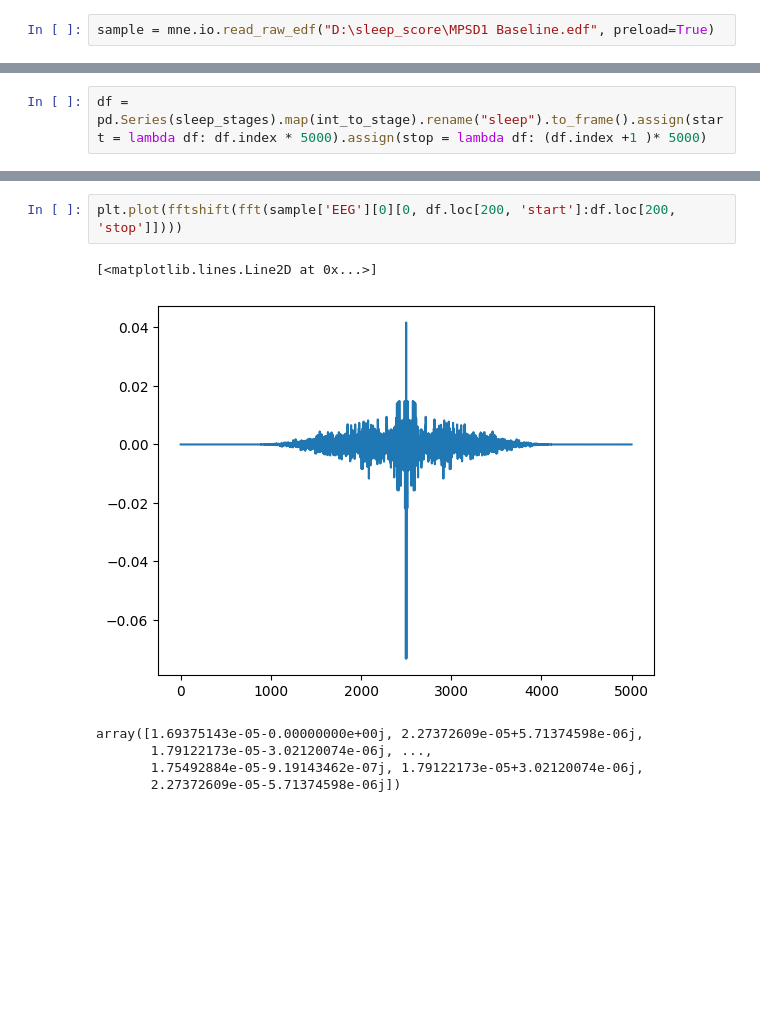
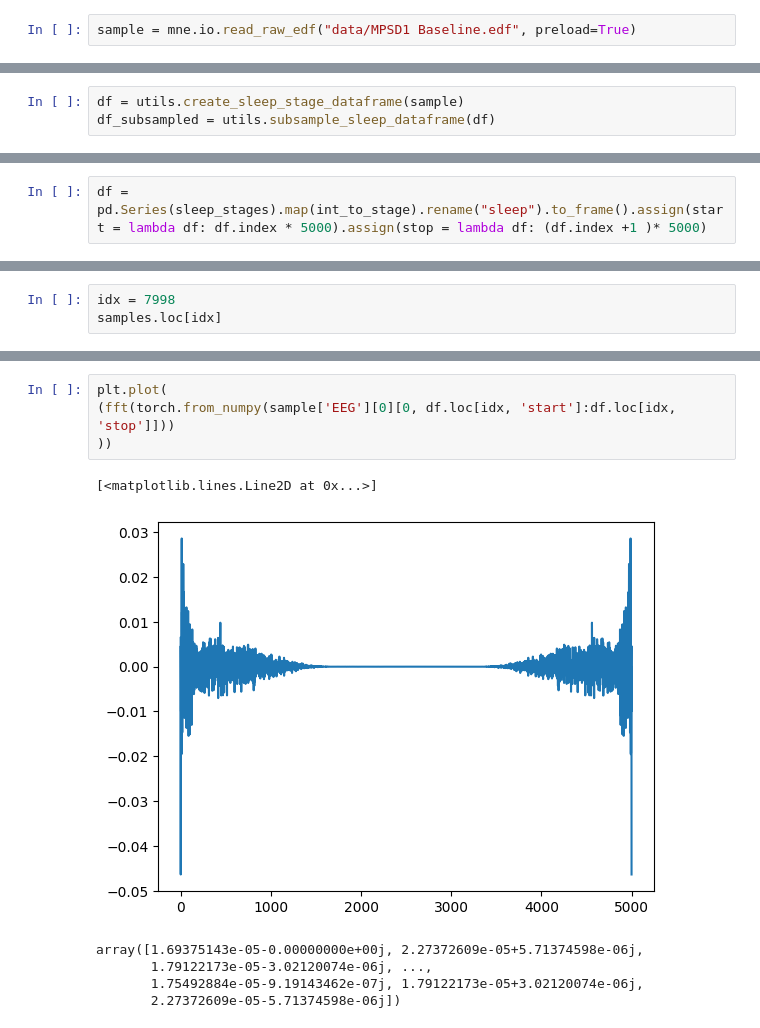
Before and after one commit to nworley01/rembler, a Jupyter notebook: sample_exploration.ipynb, the cells around one changed output, grey strips where cells are left out. Cells and saved outputs as stored; diff of their text form; blank space fills up the shorter version.

```diff
--- a/sample_exploration.ipynb
+++ b/sample_exploration.ipynb
@@ -16,3 +20,3 @@ Error:
 # %%
-sample = mne.io.read_raw_edf("D:\sleep_score\MPSD1 Baseline.edf", preload=True)
+sample = mne.io.read_raw_edf("data/MPSD1 Baseline.edf", preload=True)
 # %% [output]
@@ -42,0 +28,3 @@ sample
+# %%
+df = utils.create_sleep_stage_dataframe(sample)
+df_subsampled = utils.subsample_sleep_dataframe(df)
@@ -91,0 +194,3 @@ from scipy.fft import fft, fftfreq, fftshift
+# %%
+idx = 7998
+samples.loc[idx]
@@ -92,8 +212,10 @@ from scipy.fft import fft, fftfreq, fftshift
 # %%
-plt.plot(fftshift(fft(sample['EEG'][0][0, df.loc[200, 'start']:df.loc[200, 'stop']])))
+plt.plot(
+(fft(torch.from_numpy(sample['EEG'][0][0, df.loc[idx, 'start']:df.loc[idx, 'stop']]))
+))
 # %% [output]
 [<matplotlib.lines.Line2D at 0x...>]
-[figure, old version]
+[figure, new version]
 # %%
 # %% [output]
 array([1.69375143e-05-0.00000000e+00j, 2.27372609e-05+5.71374598e-06j,
```
Also changed, not shown: parts of 34 cells of this notebook, 3 other files.
